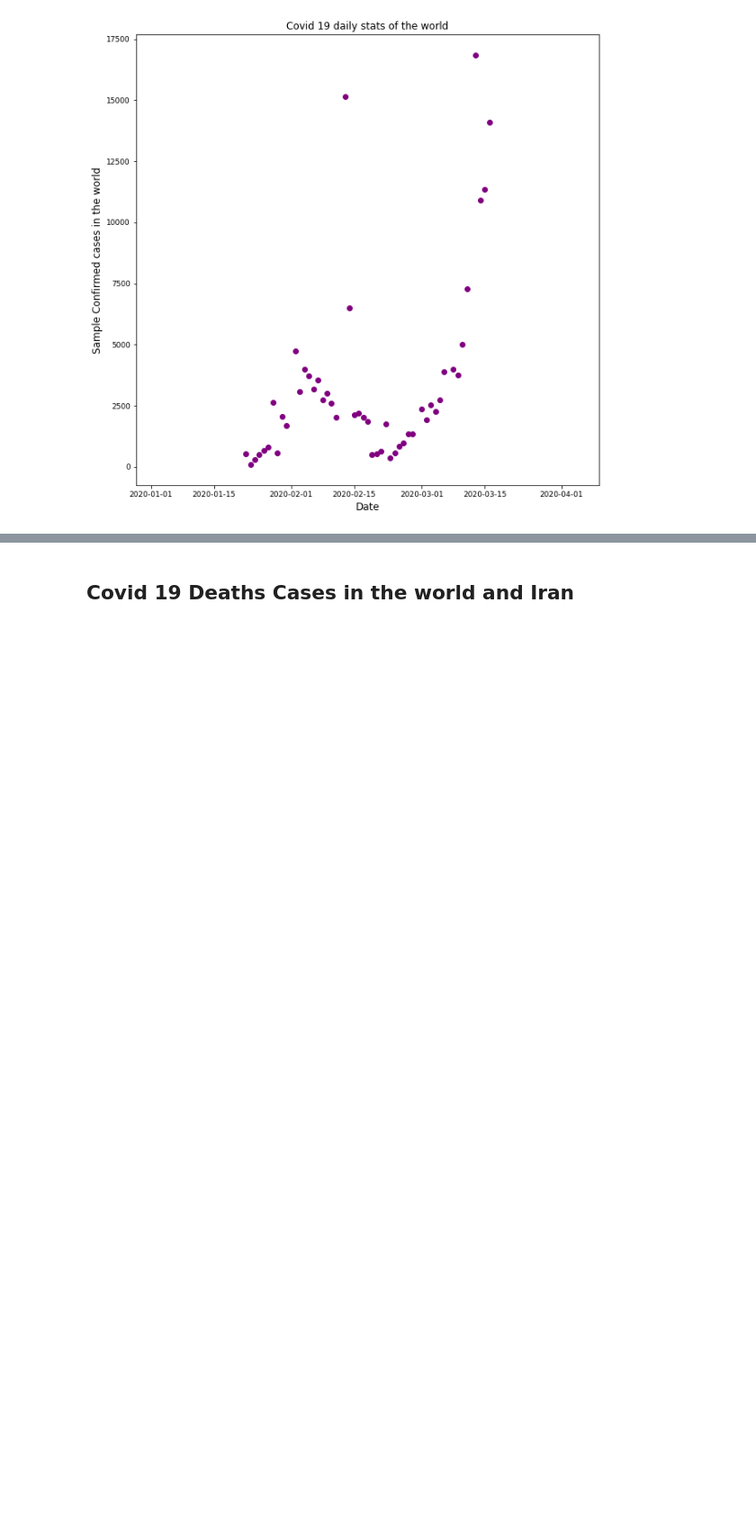
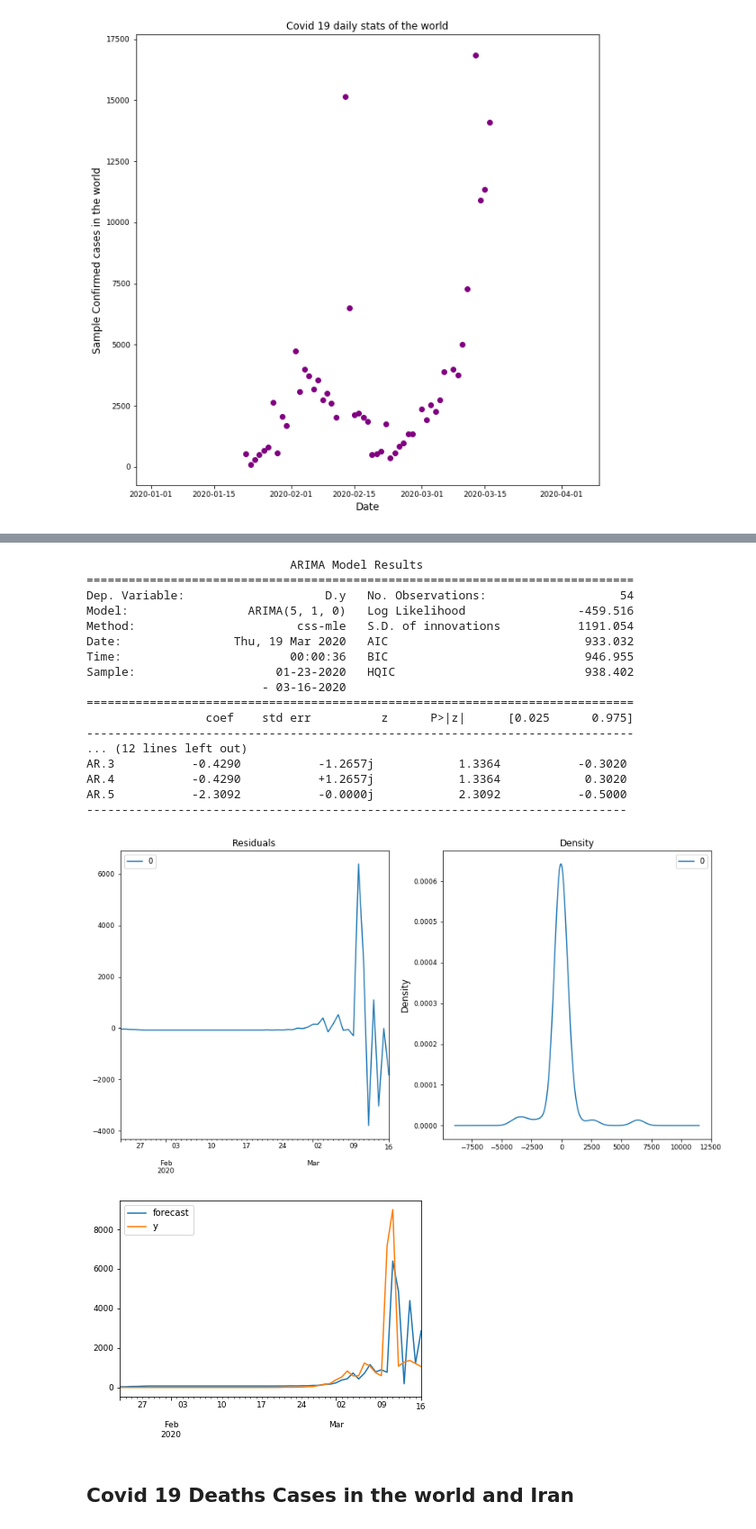
Before and after one commit to zahta/machine-learning, a Jupyter notebook: Notebook/assignment-set-4/assignments-4.ipynb, the cells around one changed output, grey strips where cells are left out. Shown at 90% size. Drawn from its saved outputs; the diff is of its cells as text; code cells hidden in the pictures; blank space fills up the shorter version.

```diff
--- a/Notebook/assignment-set-4/assignments-4.ipynb
+++ b/Notebook/assignment-set-4/assignments-4.ipynb
@@ -408,6 +408,45 @@ AR.5            5.8311           -0.0000j            5.8311           -0.0000
 -----------------------------------------------------------------------------
 [figure]
 [figure]
+# %%
+#Model
+covid_19_daily_stats[2].to_csv('covid_i.csv')
+from statsmodels.tsa.arima_model import ARIMA
+from pandas import DataFrame
+#def parser(x):
+    #   return datetime.strptime('%Y-%m')
+
+series=pd.read_csv('covid_i.csv',header=0)
+model=ARIMA(covid_19_daily_stats[2],order=(5,1,0))
+model_fit=model.fit(desp=0)
+print(model_fit.summary())
+fig, ax = plt.subplots(1,2,figsize=(14,7))
+residuals=DataFrame(model_fit.resid)
+residuals.plot(title="Residuals", ax=ax[0])
+residuals.plot(kind='kde', title='Density', ax=ax[1])
+plt.show()
+model_fit.plot_predict(dynamic=False)
+plt.show()
+# %% [output]
+                             ARIMA Model Results
+==============================================================================
+Dep. Variable:                    D.y   No. Observations:                   54
+Model:                 ARIMA(5, 1, 0)   Log Likelihood                -459.516
+Method:                       css-mle   S.D. of innovations           1191.054
+Date:                Thu, 19 Mar 2020   AIC                            933.032
+Time:                        00:00:36   BIC                            946.955
+Sample:                    01-23-2020   HQIC                           938.402
+                         - 03-16-2020
+==============================================================================
+                 coef    std err          z      P>|z|      [0.025      0.975]
+------------------------------------------------------------------------------
+... (12 lines left out)
+AR.3           -0.4290           -1.2657j            1.3364           -0.3020
+AR.4           -0.4290           +1.2657j            1.3364            0.3020
+AR.5           -2.3092           -0.0000j            2.3092           -0.5000
+-----------------------------------------------------------------------------
+[figure, added]
+[figure, added]
 # %% [markdown]
 ## Covid 19 Deaths Cases in the world and Iran
 # %%
```
Also changed, not shown: parts of 4 cells of this notebook.
